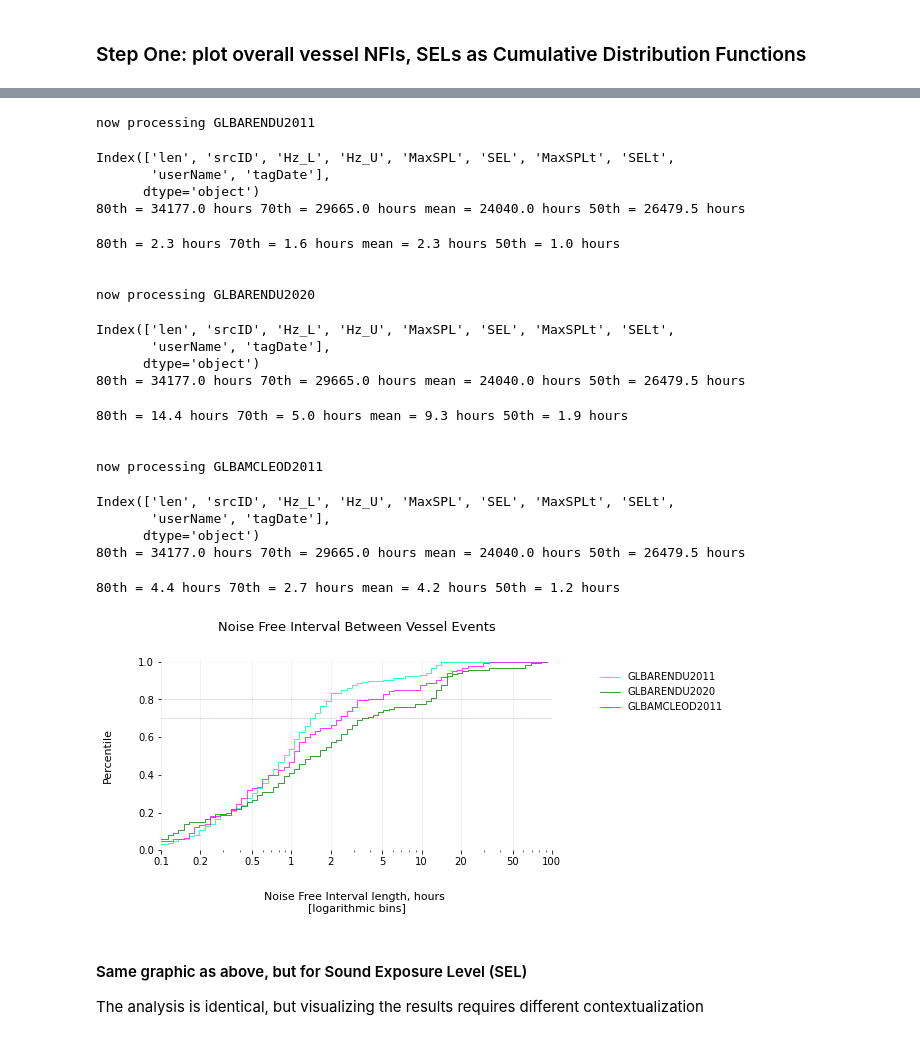
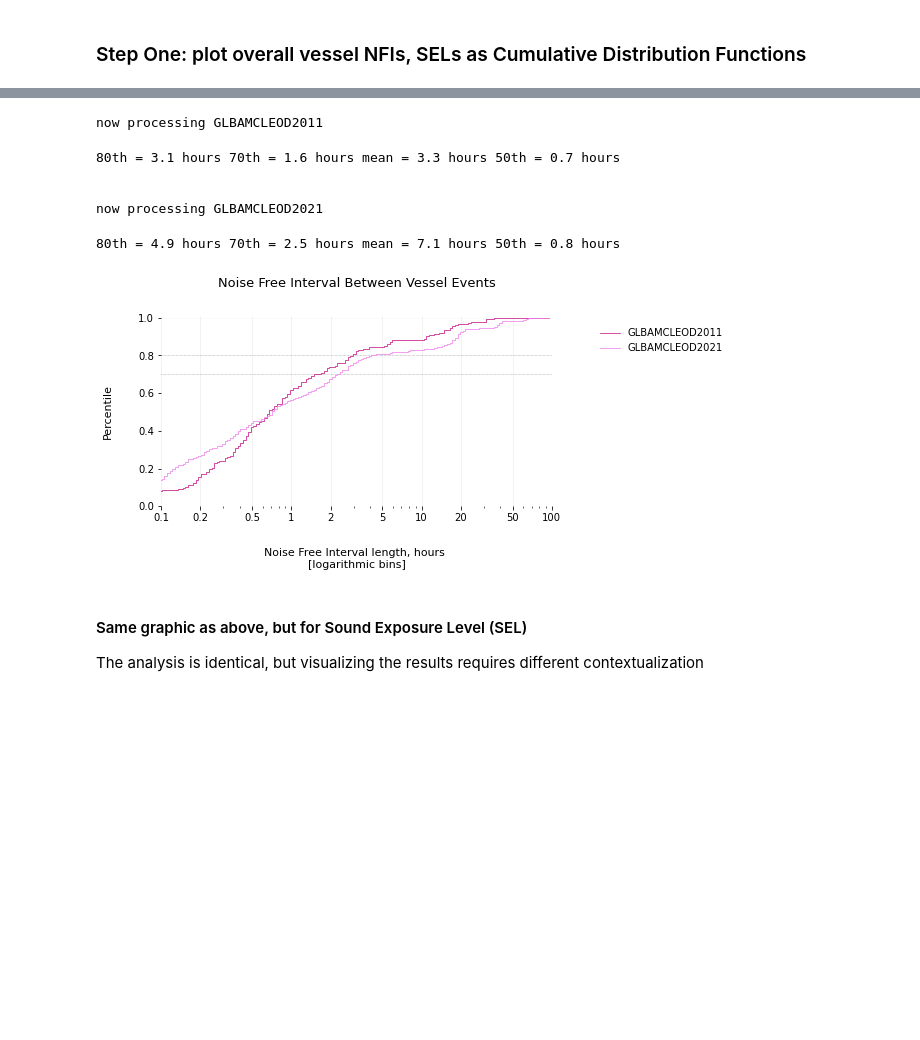
Before and after one commit to dbetchkal/GLBA-vesselAcoustics, a Jupyter notebook: GLBA VQOR NFI analysis.ipynb, the cells around one changed output, grey strips where cells are left out. Drawn from its saved outputs; the diff is of its cells as text; code cells hidden in the pictures; blank space fills up the shorter version.

```diff
--- a/GLBA VQOR NFI analysis.ipynb
+++ b/GLBA VQOR NFI analysis.ipynb
@@ -10,10 +10,10 @@ import os
 
 # general NSNSD acoustical tools
 import sys
-sys.path.append(r"C:\Users\DBetchkal\Documents\PythonScripts\GITHUB\iyore")
-sys.path.append(r"C:\Users\DBetchkal\Documents\PythonScripts\GITHUB\soundDB")
-sys.path.append(r"C:\Users\DBetchkal\Documents\PythonScripts\GITHUB\derivedDataFunctions")
-sys.path.append(r"C:\Users\DBetchkal\Documents\PythonScripts\GITHUB\GLBA-vesselAcoustics")
+sys.path.append(r"C:\Users\DBetchkal\PythonScripts\3_GITHUB_REPOSITORIES\iyore")
+sys.path.append(r"C:\Users\DBetchkal\PythonScripts\3_GITHUB_REPOSITORIES\soundDB")
+sys.path.append(r"C:\Users\DBetchkal\PythonScripts\3_GITHUB_REPOSITORIES\derivedDataFunctions")
+sys.path.append(r"C:\Users\DBetchkal\PythonScripts\3_GITHUB_REPOSITORIES\GLBA-vesselAcoustics")
 import iyore
 from soundDB import *
 from derivedDataFunctions import *
@@ -52,7 +52,7 @@ def VOQR_cumulative_histogram_nfi(ds, unit, site, year):
     nfis = NFI_list(vessel_events, unit="hours")
 
     # for comparing sites a constant number of bins is required; let's use 100
-    val, base = np.histogram(nfis, bins=np.logspace(-2,2, 100))
+    val, base = np.histogram(nfis, bins=np.logspace(-2,2, 200))
 
     #evaluate the cumulative
     cumu = np.cumsum(val)/max(np.cumsum(val))
@@ -77,6 +77,7 @@ def VOQR_cumulative_histogram_sel(ds, unit, site, year):
     '''
 
     src = srcid(ds, unit=unit, site=site, year=year).combine()
+    src = src[~src.index.duplicated(keep='first')]
     src_m = merge_SRCID(src) # merging is important because vessels often span multiple hours
 
     # extract only vessel events; a condition of the VQoR
@@ -102,7 +121,7 @@ def VOQR_cumulative_histogram_sel(ds, unit, site, year):
 # %%
-ds = iyore.Dataset(r"E:\Sound Data")
+ds = iyore.Dataset(r"E:")
 
-wdir = r"T:\ResMgmt\WAGS\Sound\Experiments & Data\2021 GLBA Vessel Quotas and Operating Requirements plan"
+wdir = r"T:\ResMgmt\WAGS\Sound\Experiments & Data\2022 - 2021 GLBA VQOR Vessel Quotas and Operating Requirements plan"
 
 # =========== plot ===================
 
@@ -110,13 +129,23 @@ nfi_refs = [0.1, 0.2, 0.5, 1, 2, 5, 10, 20, 50, 100] # in hours
 
 fig, ax = plt.subplots(1, 1, figsize=(7, 3.5))
 
-for u, s, y, c in [("GLBA", "RENDU", 2011, 'mediumspringgreen'),
-                   ("GLBA", "RENDU", 2020, 'green'),
-                   ("GLBA", "MCLEOD", 2011, 'magenta')]:
+#                   ('GLBA', 'BARTC', 2020, 'mediumblue'), # where are these?
+#                   ('GLBA', 'HUTCH', 2020, 'pink'),
+# for u, s, y, c in [('GLBA', 'BARTC', 2021, 'blue'),
+#                    ('GLBA', 'MCLEOD', 2011, 'mediumvioletred'),
+#                    ('GLBA', 'MCLEOD', 2021, 'violet'),
+#                    ('GLBA', 'RENDU', 2011, 'mediumspringgreen'),
+#                    ('GLBA', 'RENDU', 2020, 'orange'),
+#                    ('GLBA', 'RENDU', 2021, 'green'),
+#                    ('GLBA', 'REID', 2020, 'indigo'),
+#                    ('GLBA', 'BEARD', 2021, 'saddlebrown'),
+#                    ('GLBA', 'HUTCH', 2011, 'orangered'),
+#                    ('GLBA', 'MOUSE', 2011, 'dodgerblue')]:
+
+for u, s, y, c in [('GLBA', 'MCLEOD', 2011, 'mediumvioletred'),
+                   ('GLBA', 'MCLEOD', 2021, 'violet')]:
 
     print("now processing", u+s+str(y))
-
-    VOQR_cumulative_histogram_sel(ds, u, s, y)
 
     # to visualize the annotations we: parse + filter + mine + represent...
     base, cumu, TA_p, metrics = VOQR_cumulative_histogram_nfi(ds, u, s, y)
@@ -124,6 +153,7 @@ for u, s, y, c in [("GLBA", "RENDU", 2011, 'mediumspringgreen'),
     # plot the results
     ax.step(base[:-1], cumu, label=u+s+str(y),
             lw=0.75, color=c)
+
 
 ax.set_xscale('log')
 ax.set_xlabel("Noise Free Interval length, hours \n[logarithmic bins]",
@@ -132,57 +162,41 @@ ax.set_xticks(ticks=nfi_refs)
 ax.set_xticklabels(labels=nfi_refs)
 ax.set_xlim([0.1, 100])
 
 # add visual cues for familiar lengths of time
 # (this helps interpret the logarithmic bins)
 for t in nfi_refs:
     ax.axvline(t, lw=0.5, alpha=0.1, color="k", zorder=-2)
 
 ax.set_ylabel("Percentile", labelpad=25, fontsize=11)
 ax.set_ylim([0, 1.01])
 
 ax.axhline(1, lw=0.5, ls="dotted", alpha=0.1, color="k", zorder=-2)
 
 ax.axhline(0.8, lw=0.5, ls="dotted", alpha=0.6, color="k", zorder=-2)
 ax.axhline(0.7, lw=0.5, ls="dotted", alpha=0.6, color="k", zorder=-2)
 
 ax.spines['top'].set_visible(False)
 ax.spines['right'].set_visible(False)
 ax.spines['bottom'].set_visible(False)
 ax.spines['left'].set_visible(False)
 
 ax.legend(bbox_to_anchor=(1.1, 0.9818),
           frameon=False)
 
 ax.set_title("Noise Free Interval Between Vessel Events",
              loc="center", y=1.12, fontsize=13)
 
-plt.savefig(wdir+os.sep+"GLBA_VOQR_VesselNFIs_RENDU_firstDraft.png", dpi=200,
+plt.savefig(wdir+os.sep+"GLBA_VOQR_VesselNFIs_MCLEOD_20221104.png", dpi=200,
             bbox_inches="tight", facecolor="white")
 plt.show()
 # %% [output]
-now processing GLBARENDU2011
+now processing GLBAMCLEOD2011
-Index(['len', 'srcID', 'Hz_L', 'Hz_U', 'MaxSPL', 'SEL', 'MaxSPLt', 'SELt',
-       'userName', 'tagDate'],
-      dtype='object')
-80th = 34177.0 hours 70th = 29665.0 hours mean = 24040.0 hours 50th = 26479.5 hours
+80th = 3.1 hours 70th = 1.6 hours mean = 3.3 hours 50th = 0.7 hours
+
+
+now processing GLBAMCLEOD2021
-80th = 2.3 hours 70th = 1.6 hours mean = 2.3 hours 50th = 1.0 hours
-
-
-now processing GLBARENDU2020
+80th = 4.9 hours 70th = 2.5 hours mean = 7.1 hours 50th = 0.8 hours
-Index(['len', 'srcID', 'Hz_L', 'Hz_U', 'MaxSPL', 'SEL', 'MaxSPLt', 'SELt',
-       'userName', 'tagDate'],
-      dtype='object')
-80th = 34177.0 hours 70th = 29665.0 hours mean = 24040.0 hours 50th = 26479.5 hours
-80th = 14.4 hours 70th = 5.0 hours mean = 9.3 hours 50th = 1.9 hours
-
-
-now processing GLBAMCLEOD2011
-Index(['len', 'srcID', 'Hz_L', 'Hz_U', 'MaxSPL', 'SEL', 'MaxSPLt', 'SELt',
-       'userName', 'tagDate'],
-      dtype='object')
-80th = 34177.0 hours 70th = 29665.0 hours mean = 24040.0 hours 50th = 26479.5 hours
-80th = 4.4 hours 70th = 2.7 hours mean = 4.2 hours 50th = 1.2 hours
-[figure, old version]
+[figure, new version]
 # %% [markdown]
 #### Same graphic as above, but for Sound Exposure Level (SEL)
 The analysis is identical, but visualizing the results requires different contextualization
```
Also changed, not shown: parts of 7 cells of this notebook.
